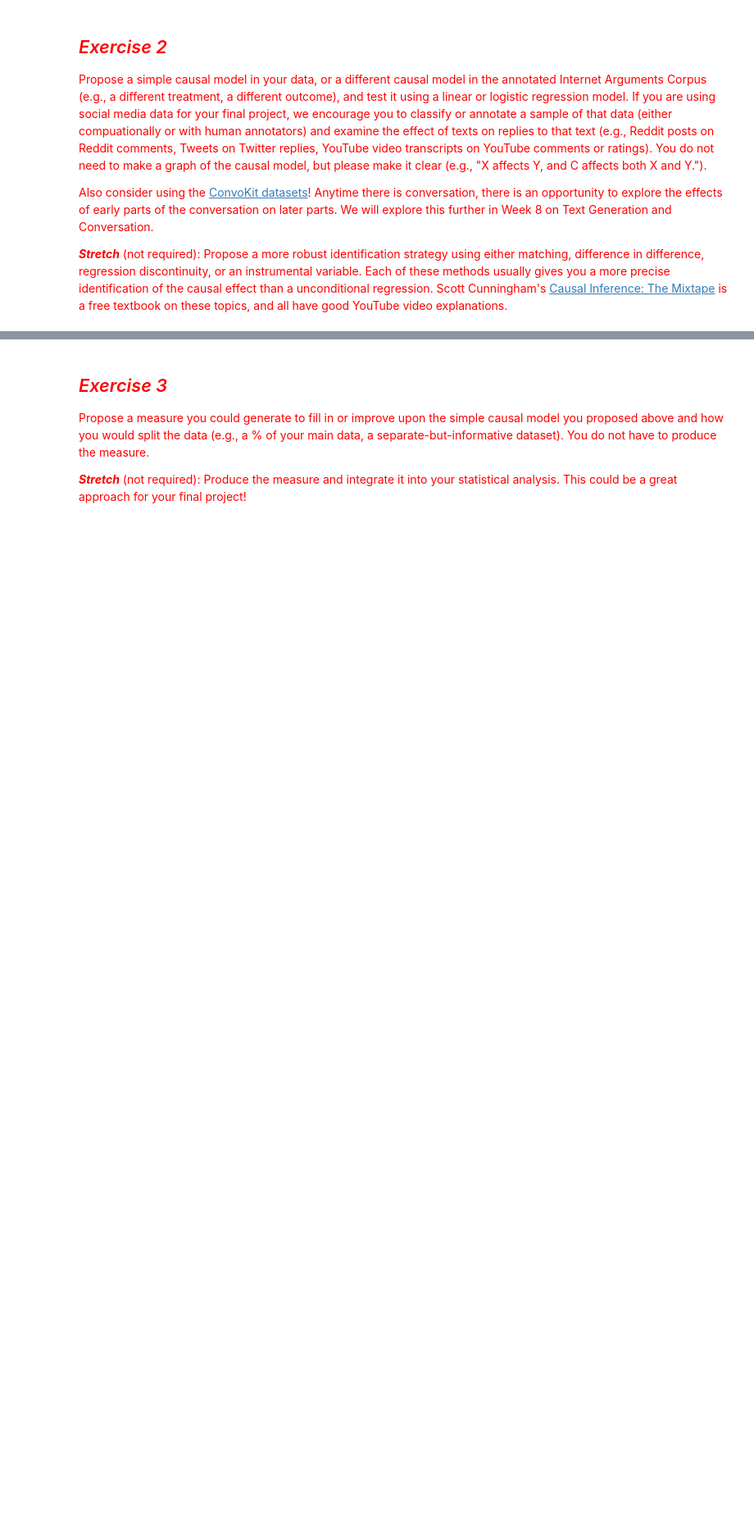
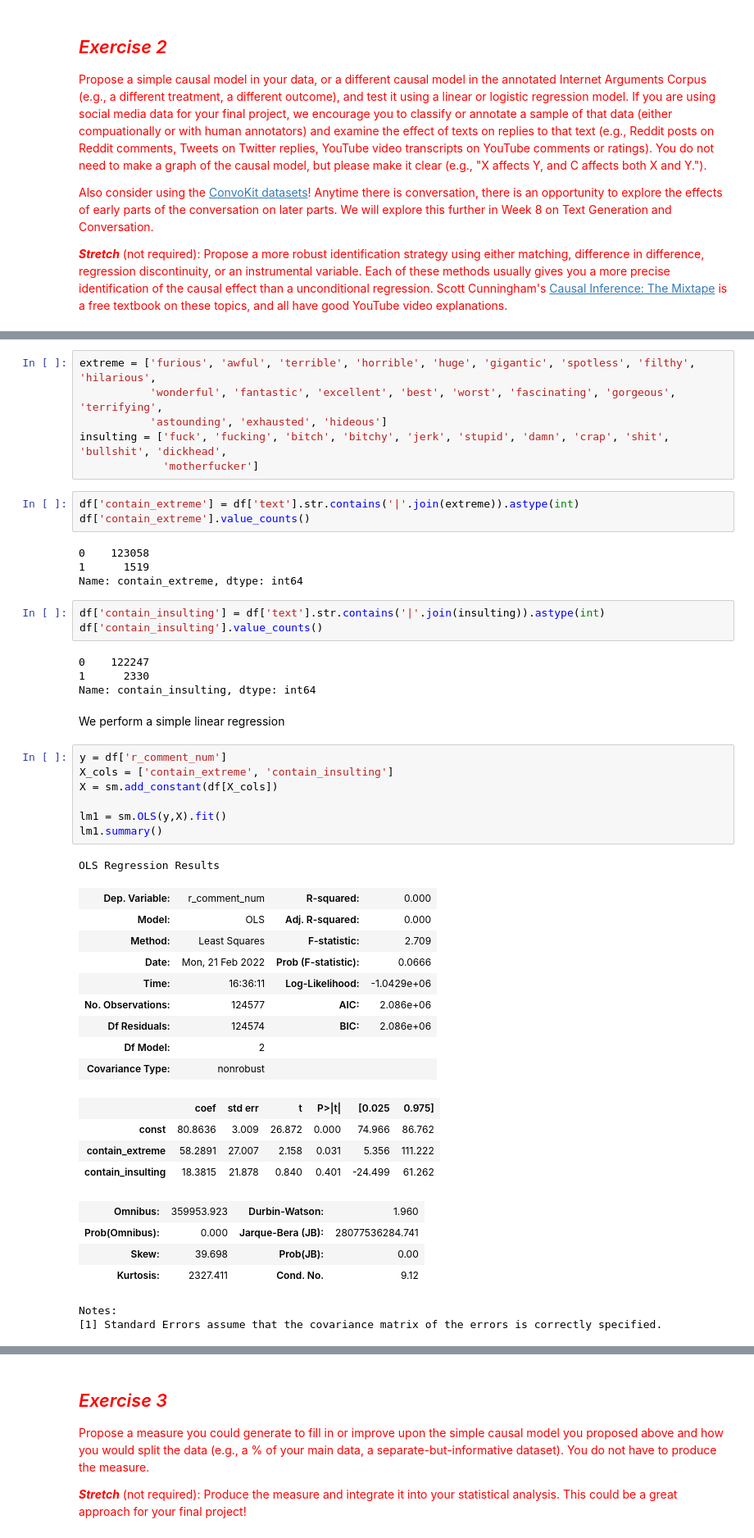
Before and after one commit to LuZhang0128/Computational_Content_Analysis, a Jupyter notebook: week-6/6-Prediction-and-Causal-Inference.ipynb, the cells around one changed output, grey strips where cells are left out. Shown at 82% size. Cells and saved outputs as stored; diff of their text form; blank space fills up the shorter version.

```diff
--- a/week-6/6-Prediction-and-Causal-Inference.ipynb
+++ b/week-6/6-Prediction-and-Causal-Inference.ipynb
@@ -323,0 +373,50 @@ The condition number is reasonably high, but our correlatons do not seem too str
+# %%
+extreme = ['furious', 'awful', 'terrible', 'horrible', 'huge', 'gigantic', 'spotless', 'filthy', 'hilarious',
+           'wonderful', 'fantastic', 'excellent', 'best', 'worst', 'fascinating', 'gorgeous', 'terrifying',
+           'astounding', 'exhausted', 'hideous']
+insulting = ['fuck', 'fucking', 'bitch', 'bitchy', 'jerk', 'stupid', 'damn', 'crap', 'shit', 'bullshit', 'dickhead',
+             'motherfucker']
+# %%
+df['contain_extreme'] = df['text'].str.contains('|'.join(extreme)).astype(int)
+df['contain_extreme'].value_counts()
+# %% [output]
+0    123058
+1      1519
+Name: contain_extreme, dtype: int64
+# %%
+df['contain_insulting'] = df['text'].str.contains('|'.join(insulting)).astype(int)
+df['contain_insulting'].value_counts()
+# %% [output]
+0    122247
+1      2330
+Name: contain_insulting, dtype: int64
+# %% [markdown]
+We perform a simple linear regression
+# %%
+y = df['r_comment_num']
+X_cols = ['contain_extreme', 'contain_insulting']
+X = sm.add_constant(df[X_cols])
+
+lm1 = sm.OLS(y,X).fit()
+lm1.summary()
+# %% [output]
+OLS Regression Results
+| Dep. Variable: | r_comment_num | R-squared: | 0.000 |
+| Model: | OLS | Adj. R-squared: | 0.000 |
+| Method: | Least Squares | F-statistic: | 2.709 |
+| Date: | Mon, 21 Feb 2022 | Prob (F-statistic): | 0.0666 |
+| Time: | 16:36:11 | Log-Likelihood: | -1.0429e+06 |
+| No. Observations: | 124577 | AIC: | 2.086e+06 |
+| Df Residuals: | 124574 | BIC: | 2.086e+06 |
+| Df Model: | 2 |  |  |
+| Covariance Type: | nonrobust |  |  |
+|  | coef | std err | t | P>|t| | [0.025 | 0.975] |
+| const | 80.8636 | 3.009 | 26.872 | 0.000 | 74.966 | 86.762 |
+| contain_extreme | 58.2891 | 27.007 | 2.158 | 0.031 | 5.356 | 111.222 |
+| contain_insulting | 18.3815 | 21.878 | 0.840 | 0.401 | -24.499 | 61.262 |
+| Omnibus: | 359953.923 | Durbin-Watson: | 1.960 |
+| Prob(Omnibus): | 0.000 | Jarque-Bera (JB): | 28077536284.741 |
+| Skew: | 39.698 | Prob(JB): | 0.00 |
+| Kurtosis: | 2327.411 | Cond. No. | 9.12 |
+Notes:
+[1] Standard Errors assume that the covariance matrix of the errors is correctly specified.
```
Also changed, not shown: parts of 26 cells of this notebook, 1 other file.
